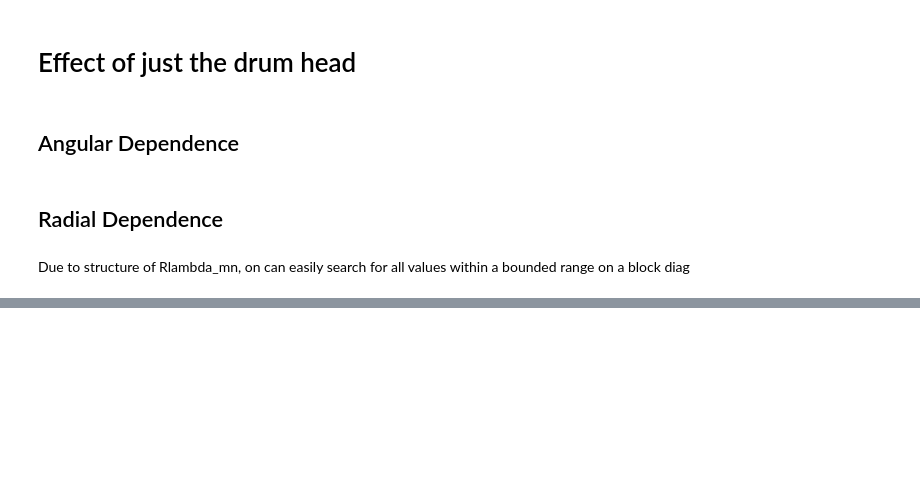
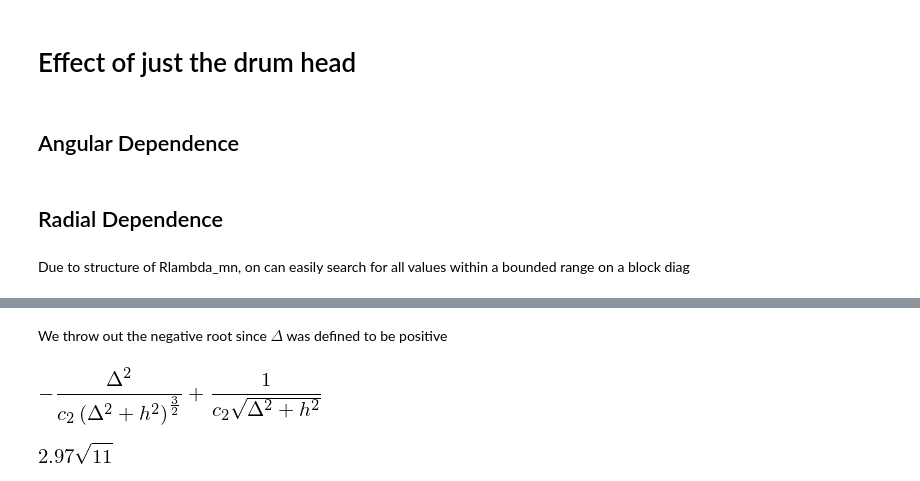
Before and after one commit to mvcisback/damped_waveguide, a Jupyter notebook: Analysis.ipynb, the cells around one changed output, grey strips where cells are left out. Cells and saved outputs as stored; diff of their text form; code cells hidden in the pictures; blank space fills up the shorter version.

```diff
--- a/Analysis.ipynb
+++ b/Analysis.ipynb
@@ -413,0 +467,9 @@ from scipy import signal
+# %% [markdown]
+We throw out the negative root since $\Delta$ was defined to be positive
+# %%
+ddTddH = dTdH.diff(D)
+display(ddTddH)
+ddTddH.replace(D, roots[1]).subs({c_1: 100, c_2: 10, h:0.01})
+# %% [output]
+[figure, added]
+[figure, added]
```
Also changed, not shown: parts of 21 cells of this notebook, 12 other files.
